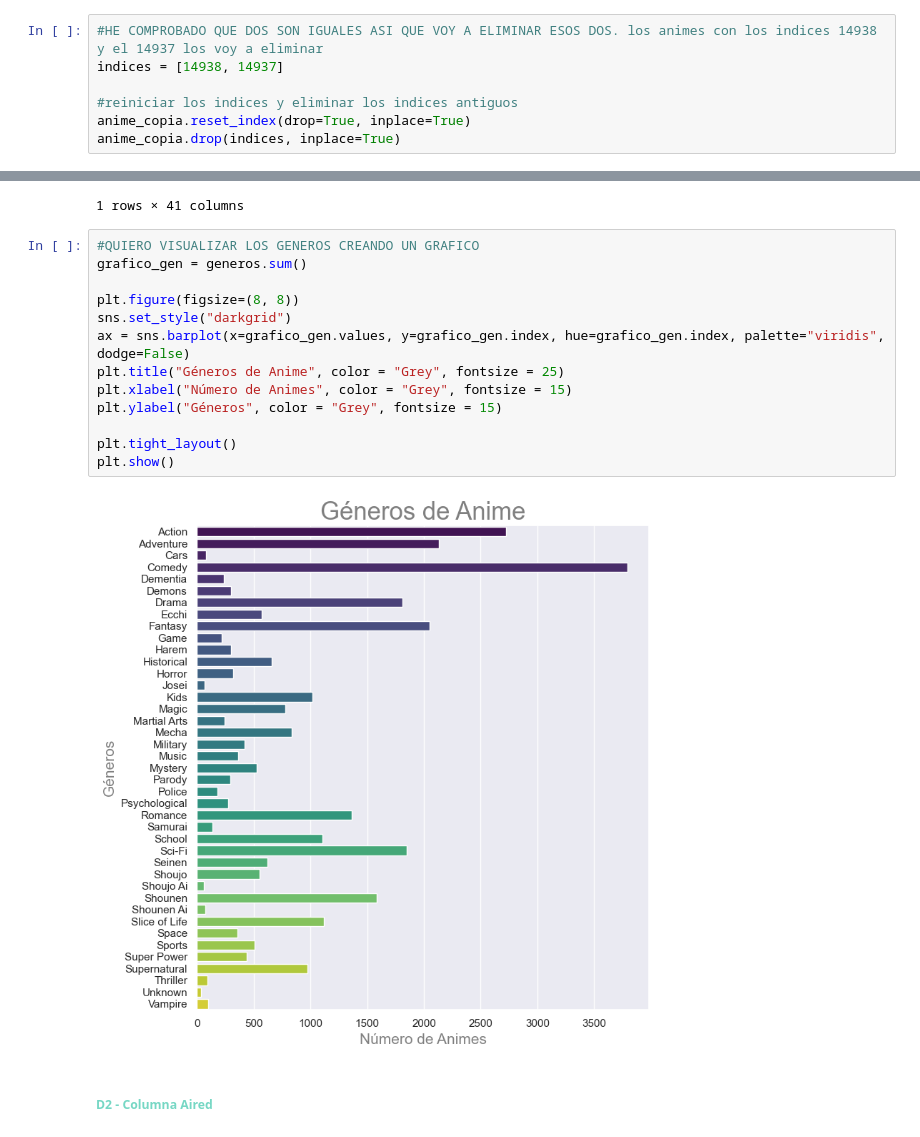
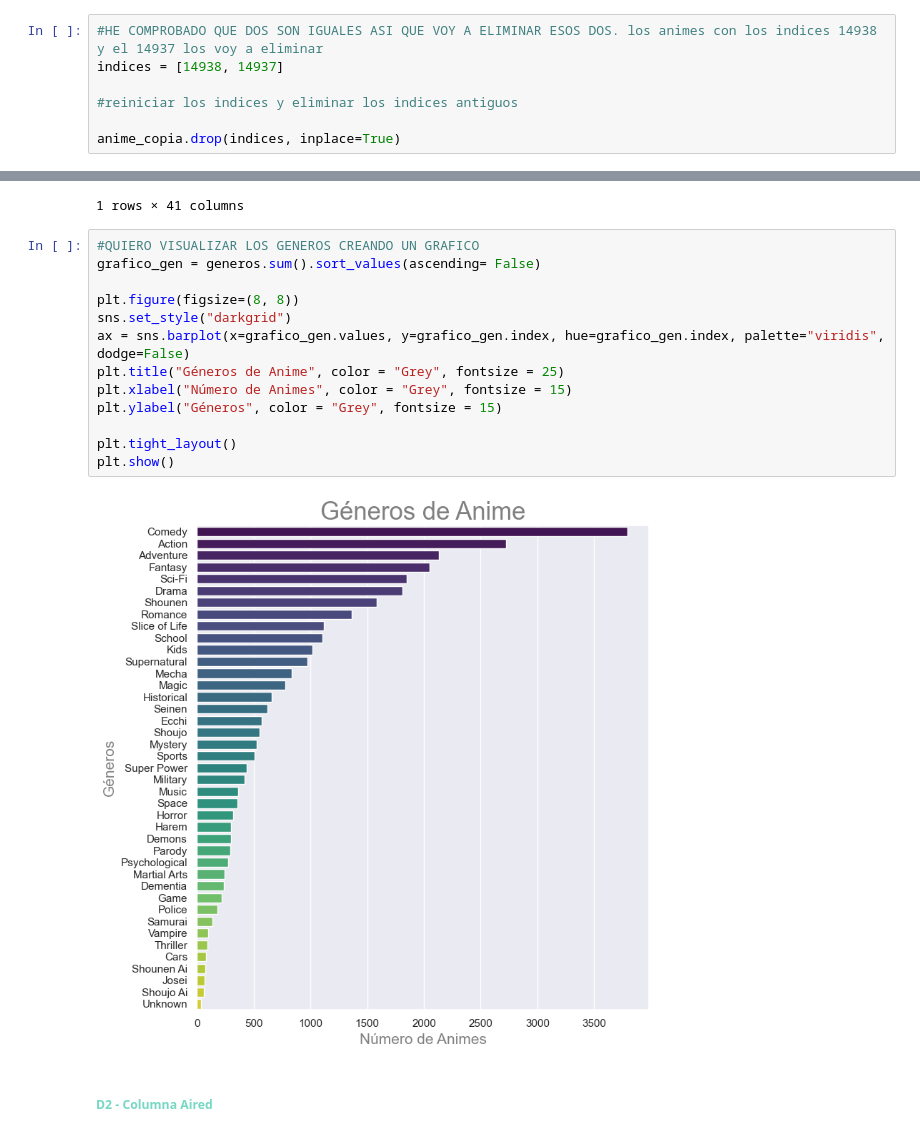
Before and after one commit to AmyGaarcia/DS_PT_09_2023, a Jupyter notebook: Data_Analysis/EDA/1-Definicion_EDA ANIME_Filtrado_prueba.ipynb, the cells around one changed output, grey strips where cells are left out. Drawn from its saved outputs; the diff is of its cells as text.

```diff
--- a/Data_Analysis/EDA/1-Definicion_EDA ANIME_Filtrado_prueba.ipynb
+++ b/Data_Analysis/EDA/1-Definicion_EDA ANIME_Filtrado_prueba.ipynb
@@ -180,7 +180,7 @@ anime_copia = anime.copy()
 indices = [14938, 14937]
 
 #reiniciar los indices y eliminar los indices antiguos
-anime_copia.reset_index(drop=True, inplace=True)
+
 anime_copia.drop(indices, inplace=True)
 # %%
 #COMPROBAR SI SE HA BORRADO CORRECTAMENTE LOS VALORES DUPLICADOS
@@ -286,19 +302,19 @@ generos.head(1)
 1 rows × 41 columns
 # %%
 #QUIERO VISUALIZAR LOS GENEROS CREANDO UN GRAFICO
-grafico_gen = generos.sum()
+grafico_gen = generos.sum().sort_values(ascending= False)
 
 plt.figure(figsize=(8, 8))
 sns.set_style("darkgrid")
 ax = sns.barplot(x=grafico_gen.values, y=grafico_gen.index, hue=grafico_gen.index, palette="viridis", dodge=False)
 plt.title("Géneros de Anime", color = "Grey", fontsize = 25)
 plt.xlabel("Número de Animes", color = "Grey", fontsize = 15)
 plt.ylabel("Géneros", color = "Grey", fontsize = 15)
 
 plt.tight_layout()
 plt.show()
 # %% [output]
-[figure, old version]
+[figure, new version]
 # %% [markdown]
 ##### <span style="color:#76D7C4"> D2 - Columna Aired </span>
 # %%
```
Also changed, not shown: parts of 3 cells of this notebook.
